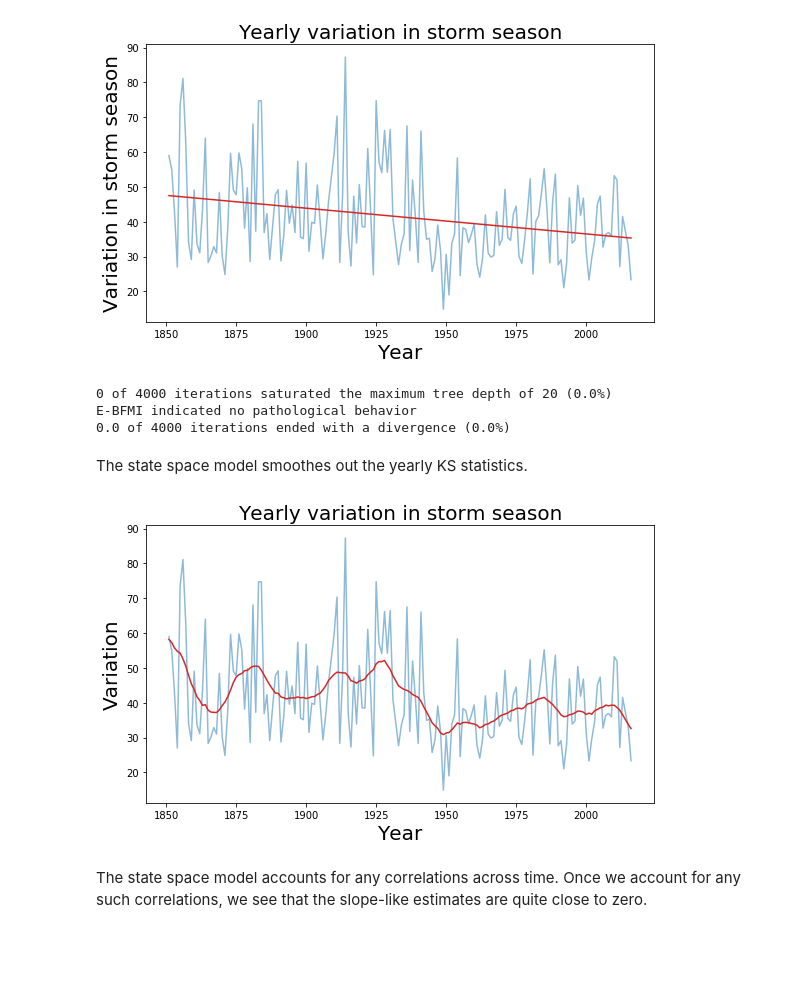
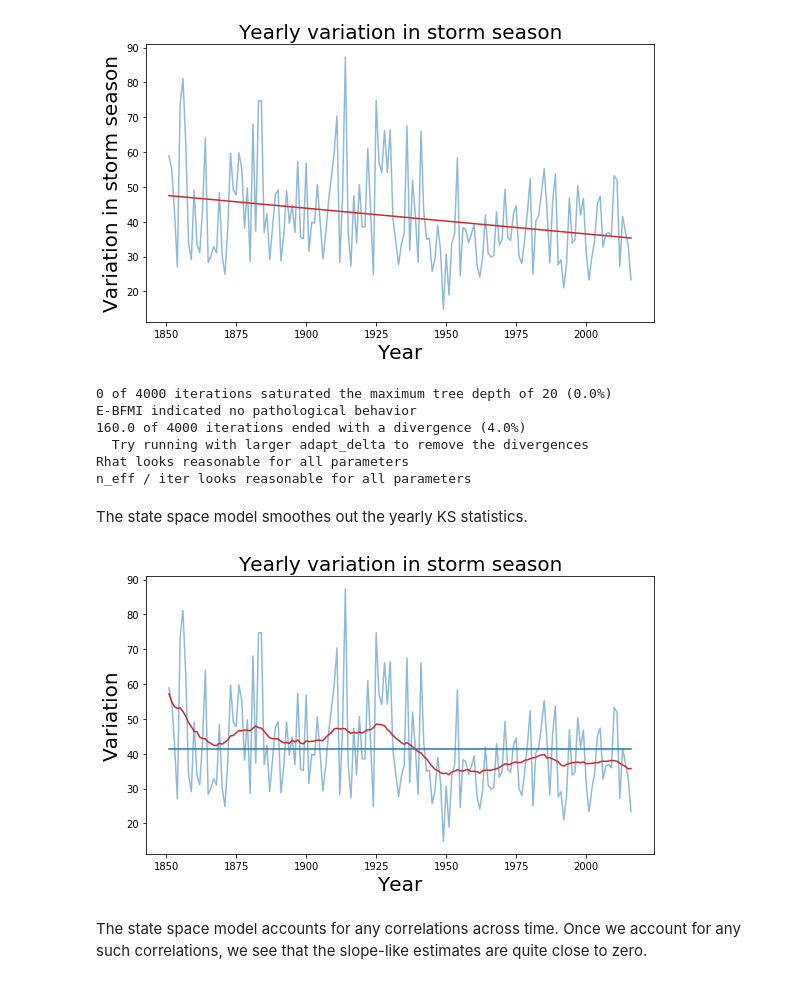
Before and after one commit to roualdes/stormevents, a Jupyter notebook: stormevents.ipynb, the cells around one changed output. Cells and saved outputs as stored; diff of their text form; code cells hidden in the pictures; blank space fills up the shorter version.

Commit message:
adopt generalized local linear trend to simplify interpretation of slope parameter

```diff
--- a/stormevents.ipynb
+++ b/stormevents.ipynb
@@ -225,7 +225,9 @@ Note that I'm careful not to call it a slope, rather it's a parameter that is in
 
 In Stan, we write the local linear trend model as follows.
 # %%
-local_linear = requests.get('https://raw.githubusercontent.com/roualdes/stormevents/master/local_linear.stan').text
+#local_linear = requests.get('https://raw.githubusercontent.com/roualdes/stormevents/master/local_linear.stan').text
+with open('/Users/ez/stormevents/local_linear.stan') as ll:
+    local_linear = ll.read()
 print(local_linear)
 # %% [output]
 data {
@@ -447,22 +454,28 @@ posterior = stfit.extract()
 stan_utility.check_treedepth(stfit, max_depth=20)
 stan_utility.check_energy(stfit)
 stan_utility.check_div(stfit)
+stan_utility.check_rhat(stfit)
+stan_utility.check_n_eff(stfit)
 # %% [output]
 0 of 4000 iterations saturated the maximum tree depth of 20 (0.0%)
 E-BFMI indicated no pathological behavior
-0.0 of 4000 iterations ended with a divergence (0.0%)
+160.0 of 4000 iterations ended with a divergence (4.0%)
+  Try running with larger adapt_delta to remove the divergences
+Rhat looks reasonable for all parameters
+n_eff / iter looks reasonable for all parameters
 # %% [markdown]
 The state space model smoothes out the yearly KS statistics.
 # %%
 fig, ax = plt.subplots(1, 1, figsize=(8, 5))
 ax.cla()
 bp.curve(sdf['year'], KS, alpha=0.5)
 bp.curve(sdf['year'], posterior['y_pred'].mean(0), color='tab:red')
+bp.line(sdf['year'], np.repeat(posterior['eta'].mean() + KS.mean(), sdf['year'].shape[0]))
 plt.ylabel('Variation', fontsize=20)
 plt.xlabel('Year', fontsize=20)
 plt.title('Yearly variation in storm season', fontsize=20)
 plt.tight_layout()
 # %% [output]
-[figure, old version]
+[figure, new version]
 # %% [markdown]
 The state space model accounts for any correlations across time.  Once we account for any such correlations, we see that the slope-like estimates are quite close to zero.
```
Also changed, not shown: parts of 13 cells of this notebook, 1 other file.
